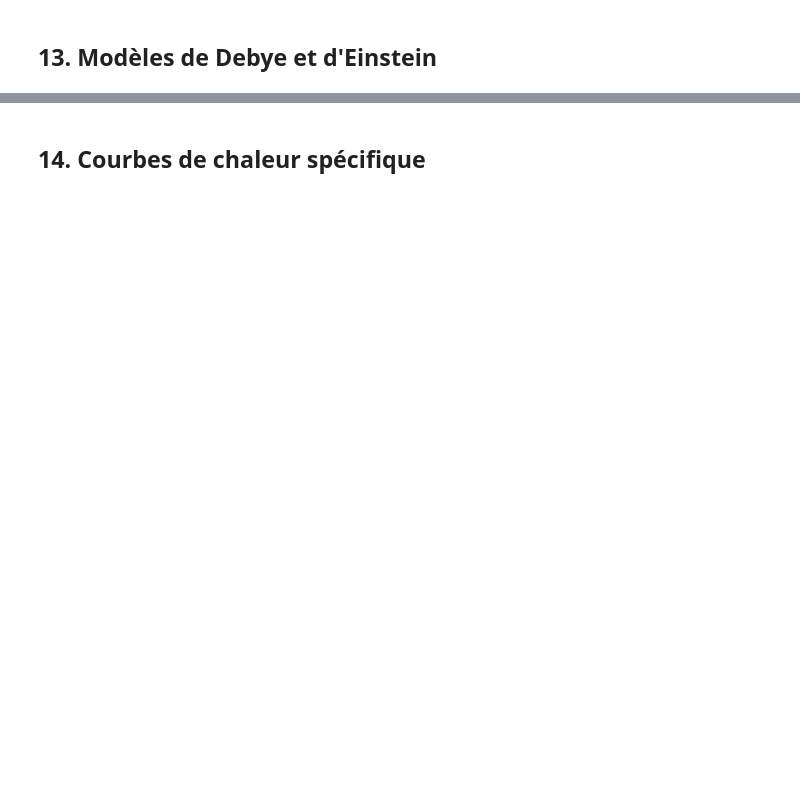
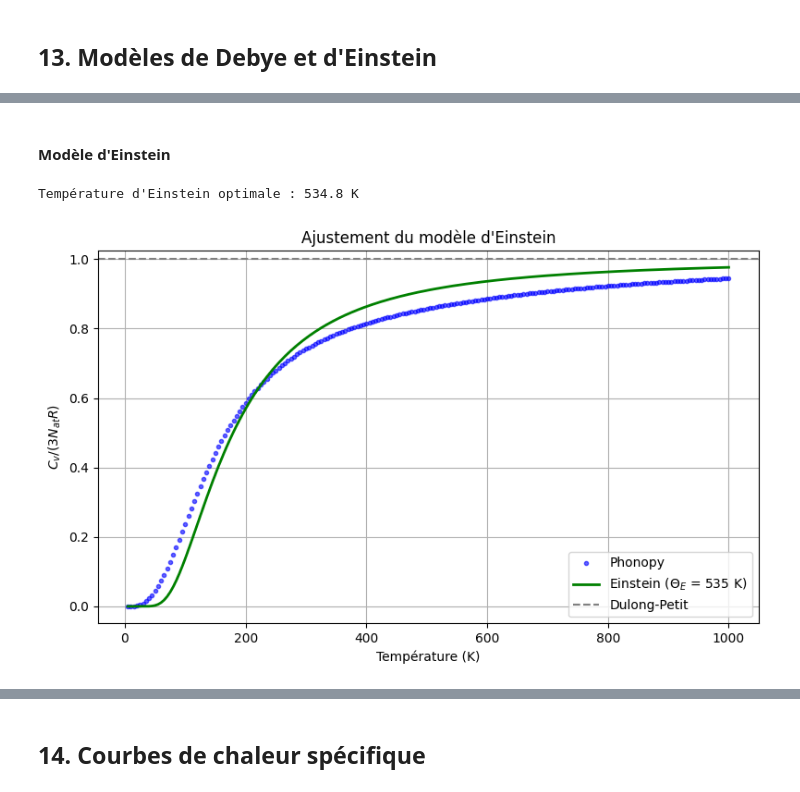
Before and after one commit to yousyou/Projet-LMAPR1492, a Jupyter notebook: notebook_materiaux.ipynb, the cells around one changed output, grey strips where cells are left out. Cells and saved outputs as stored; diff of their text form; code cells hidden in the pictures; blank space fills up the shorter version.

```diff
--- a/notebook_materiaux.ipynb
+++ b/notebook_materiaux.ipynb
@@ -155,0 +1458,7 @@ Vecteur de translation:
+# %%
+sites = struc_conv.sites
+for i in range(len(sites)):
+     print(f"Atome {i}: {sites[i].specie}, \n Coordonnées fractionnaires: {sites[i].frac_coords}, \n Coordonnées cartésiennes :{struc_conv.lattice.get_cartesian_coords(sites[i].frac_coords)}")
+
+Li_pos = sites[0].frac_coords
+C_pos = sites[6].frac_coords
@@ -430,3 +2168,55 @@ plt.show()
+# %% [markdown]
+#### Modèle d'Einstein
 # %%
 # Ajustement moindres carrés pour ΘD et ΘE
 # Implémentation à compléter
+
+import numpy as np
+import matplotlib.pyplot as plt
+
+norm = 3 * N_atoms * 8.314  # 3 * N_atomes * R pour LiC
+
+# Normaliser heat_capacity
+heat_capacity_norm = [c / norm for c in heat_capacity]
+
+def cv_einstein(theta_E, T):
+    if T == 0:
+        return 0
+    x = theta_E / T
+    exp_x = np.exp(x)
+    if np.isinf(exp_x):   # remplace try/except
+        return 0
+    denom = np.expm1(x)
+    return (x**2 * exp_x) / (denom**2)
+
+def erreur_einstein(theta):
+    erreur_totale = 0
+    for T, c_exp in zip(temperatures, heat_capacity_norm):  # ← normalisé
+        if T == 0:
+            continue
+        cv_th = cv_einstein(theta, T)
+        erreur_totale += (cv_th - c_exp)**2
+    return erreur_totale
+
+# Recherche plus fine
+theta_E_opt = min(np.linspace(1, 2000, 10000), key=erreur_einstein)
+print(f"Température d'Einstein optimale : {theta_E_opt:.1f} K")
+
+cv_einstein_curve = [cv_einstein(theta_E_opt, T) for T in temperatures]
+
+plt.figure(figsize=(8, 5))
+plt.plot(temperatures, heat_capacity_norm, 'bo', markersize=3,
+         label='Phonopy', alpha=0.6)
+plt.plot(temperatures, cv_einstein_curve, 'g-', linewidth=2,
+         label=fr"Einstein ($\Theta_E$ = {theta_E_opt:.0f} K)")
+plt.axhline(1.0, linestyle='--', color='gray', label="Dulong-Petit")
+plt.xlabel("Température (K)")
+plt.ylabel(r"$C_v / (3N_{at}R)$")
+plt.title("Ajustement du modèle d'Einstein")
+plt.legend()
+plt.grid(True)
+plt.tight_layout()
+plt.show()
+# %% [output]
+Température d'Einstein optimale : 534.8 K
+[figure, added]
```
Also changed, not shown: parts of 38 cells of this notebook, 5 other files.
